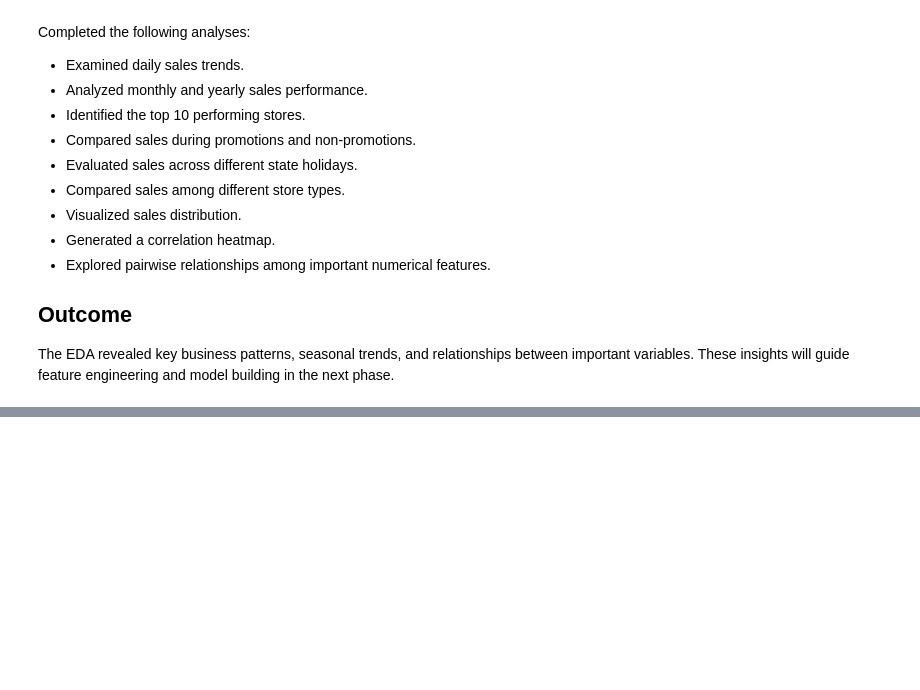
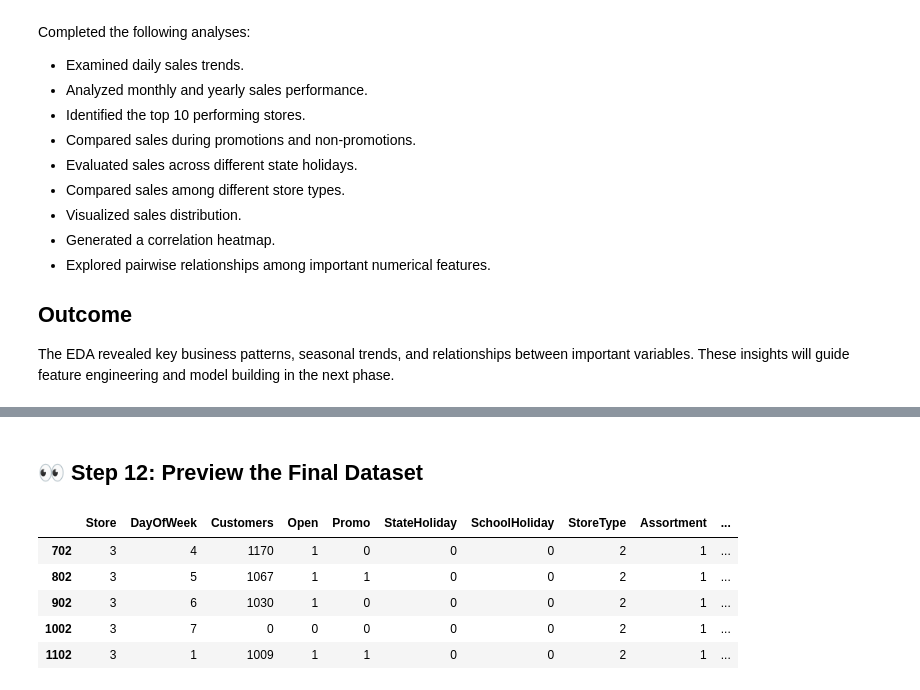
Before and after one commit to ruhile/Sales-Forecasting-Dashboard, a Jupyter notebook: notebooks/Sales_Forecasting.ipynb, the cells around one changed output, grey strips where cells are left out. Cells and saved outputs as stored; diff of their text form; code cells hidden in the pictures; blank space fills up the shorter version.

```diff
--- a/notebooks/Sales_Forecasting.ipynb
+++ b/notebooks/Sales_Forecasting.ipynb
@@ -726,0 +825,4 @@ The EDA revealed key business patterns, seasonal trends, and relationships betwe
+# %%
+df = df.dropna()
+print("Total Null Values Remaining:", df.isnull().sum().sum())
+print("Cleaned Shape:", df.shape)
@@ -726,0 +834,15 @@ The EDA revealed key business patterns, seasonal trends, and relationships betwe
+# %%
+encoder = LabelEncoder()
+
+categorical_columns = [
+    "StoreType",
+    "Assortment",
+    "StateHoliday",
+    "PromoInterval",
+    "DayName"
+]
+
+for col in categorical_columns:
+    df[col] = encoder.fit_transform(df[col].astype(str))
+
+display(df[categorical_columns].head())
@@ -726,0 +858,6 @@ The EDA revealed key business patterns, seasonal trends, and relationships betwe
+# %%
+X = df.drop(columns=["Sales", "Date"])
+y = df["Sales"]
+
+print("Features shape:", X.shape)
+print("Target shape:", y.shape)
@@ -726,0 +888,4 @@ The EDA revealed key business patterns, seasonal trends, and relationships betwe
+# %%
+processed_df = pd.concat([X, y], axis=1)
+processed_df.to_csv("../data/final_sales_dataset.csv", index=False)
+print("Successfully saved final dataset to ../data/final_sales_dataset.csv")
@@ -726,0 +894,11 @@ The EDA revealed key business patterns, seasonal trends, and relationships betwe
+# %% [markdown]
+## 👀 Step 12: Preview the Final Dataset
+# %%
+display(processed_df.head())
+# %% [output]
+|  | Store | DayOfWeek | Customers | Open | Promo | StateHoliday | SchoolHoliday | StoreType | Assortment | ... |
+| 702 | 3 | 4 | 1170 | 1 | 0 | 0 | 0 | 2 | 1 | ... |
+| 802 | 3 | 5 | 1067 | 1 | 1 | 0 | 0 | 2 | 1 | ... |
+| 902 | 3 | 6 | 1030 | 1 | 0 | 0 | 0 | 2 | 1 | ... |
+| 1002 | 3 | 7 | 0 | 0 | 0 | 0 | 0 | 2 | 1 | ... |
+| 1102 | 3 | 1 | 1009 | 1 | 1 | 0 | 0 | 2 | 1 | ... |
```
Also changed, not shown: parts of 24 cells of this notebook, 1 other file.
